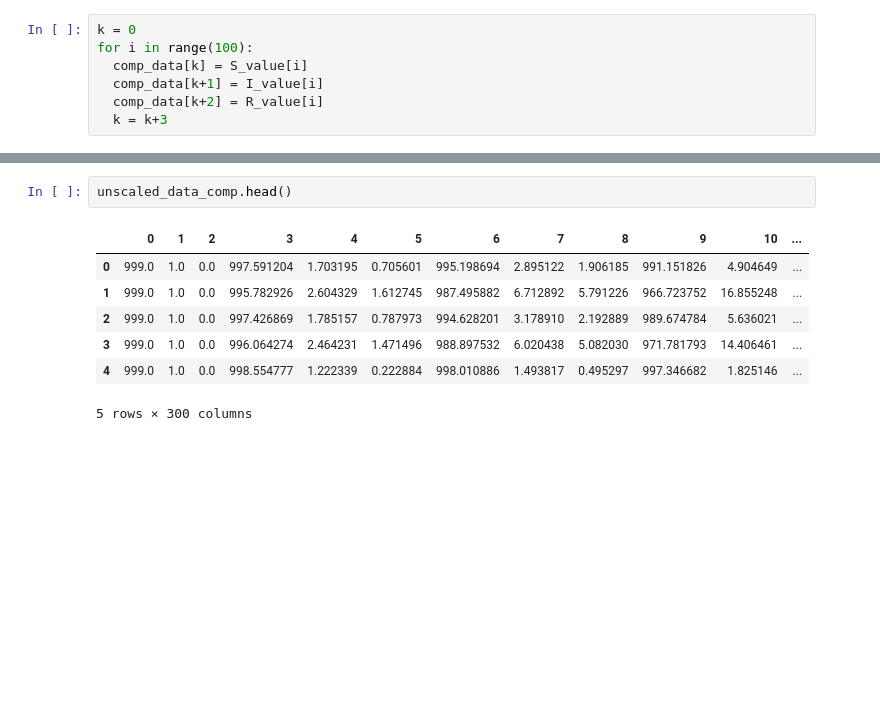
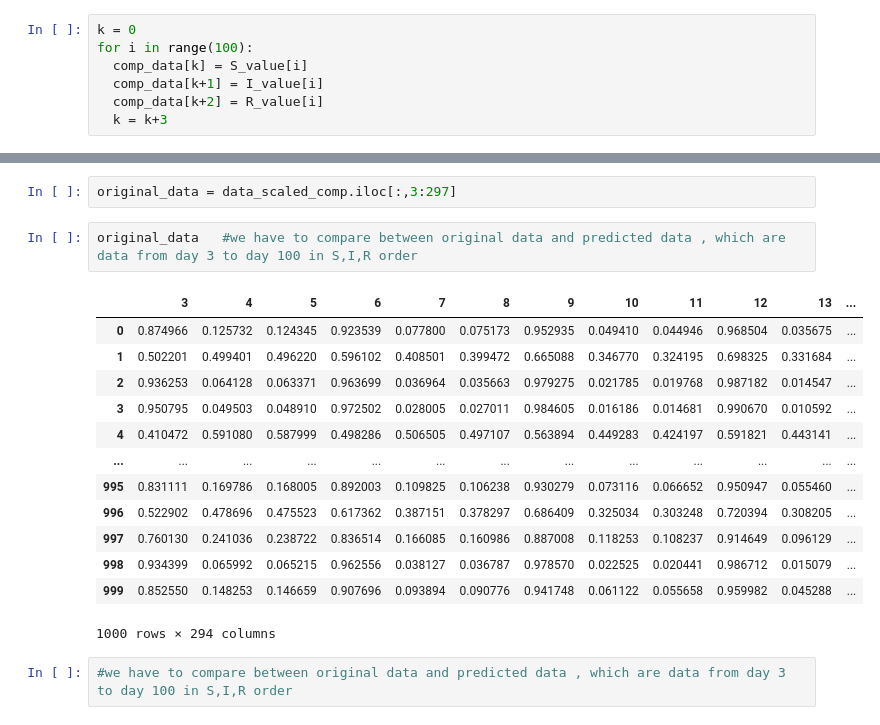
Before and after one commit to dharma610/Neural-network-model-for-compartmenral-model-SIR-and-SEIR-, a Jupyter notebook: part5.ipynb, the cells around one changed output, grey strips where cells are left out. Saved outputs shown, nothing was run; the diff lists cells and outputs as text; blank space fills up the shorter version.

```diff
--- a/part5.ipynb
+++ b/part5.ipynb
@@ -370,10 +364,20 @@ pd.DataFrame(s).head()
-# %%
-unscaled_data_comp.head()
-# %% [output]
-|  | 0 | 1 | 2 | 3 | 4 | 5 | 6 | 7 | 8 | 9 | 10 | ... |
-| 0 | 999.0 | 1.0 | 0.0 | 997.591204 | 1.703195 | 0.705601 | 995.198694 | 2.895122 | 1.906185 | 991.151826 | 4.904649 | ... |
-| 1 | 999.0 | 1.0 | 0.0 | 995.782926 | 2.604329 | 1.612745 | 987.495882 | 6.712892 | 5.791226 | 966.723752 | 16.855248 | ... |
-| 2 | 999.0 | 1.0 | 0.0 | 997.426869 | 1.785157 | 0.787973 | 994.628201 | 3.178910 | 2.192889 | 989.674784 | 5.636021 | ... |
-| 3 | 999.0 | 1.0 | 0.0 | 996.064274 | 2.464231 | 1.471496 | 988.897532 | 6.020438 | 5.082030 | 971.781793 | 14.406461 | ... |
-| 4 | 999.0 | 1.0 | 0.0 | 998.554777 | 1.222339 | 0.222884 | 998.010886 | 1.493817 | 0.495297 | 997.346682 | 1.825146 | ... |
-5 rows × 300 columns
+# %%
+original_data = data_scaled_comp.iloc[:,3:297]
+# %%
+original_data   #we have to compare between original data and predicted data , which are data from day 3 to day 100 in S,I,R order
+# %% [output]
+|  | 3 | 4 | 5 | 6 | 7 | 8 | 9 | 10 | 11 | 12 | 13 | ... |
+| 0 | 0.874966 | 0.125732 | 0.124345 | 0.923539 | 0.077800 | 0.075173 | 0.952935 | 0.049410 | 0.044946 | 0.968504 | 0.035675 | ... |
+| 1 | 0.502201 | 0.499401 | 0.496220 | 0.596102 | 0.408501 | 0.399472 | 0.665088 | 0.346770 | 0.324195 | 0.698325 | 0.331684 | ... |
+| 2 | 0.936253 | 0.064128 | 0.063371 | 0.963699 | 0.036964 | 0.035663 | 0.979275 | 0.021785 | 0.019768 | 0.987182 | 0.014547 | ... |
+| 3 | 0.950795 | 0.049503 | 0.048910 | 0.972502 | 0.028005 | 0.027011 | 0.984605 | 0.016186 | 0.014681 | 0.990670 | 0.010592 | ... |
+| 4 | 0.410472 | 0.591080 | 0.587999 | 0.498286 | 0.506505 | 0.497107 | 0.563894 | 0.449283 | 0.424197 | 0.591821 | 0.443141 | ... |
+| ... | ... | ... | ... | ... | ... | ... | ... | ... | ... | ... | ... | ... |
+| 995 | 0.831111 | 0.169786 | 0.168005 | 0.892003 | 0.109825 | 0.106238 | 0.930279 | 0.073116 | 0.066652 | 0.950947 | 0.055460 | ... |
+| 996 | 0.522902 | 0.478696 | 0.475523 | 0.617362 | 0.387151 | 0.378297 | 0.686409 | 0.325034 | 0.303248 | 0.720394 | 0.308205 | ... |
+| 997 | 0.760130 | 0.241036 | 0.238722 | 0.836514 | 0.166085 | 0.160986 | 0.887008 | 0.118253 | 0.108237 | 0.914649 | 0.096129 | ... |
+| 998 | 0.934399 | 0.065992 | 0.065215 | 0.962556 | 0.038127 | 0.036787 | 0.978570 | 0.022525 | 0.020441 | 0.986712 | 0.015079 | ... |
+| 999 | 0.852550 | 0.148253 | 0.146659 | 0.907696 | 0.093894 | 0.090776 | 0.941748 | 0.061122 | 0.055658 | 0.959982 | 0.045288 | ... |
+1000 rows × 294 columns
+# %%
+#we have to compare between original data and predicted data , which are data from day 3 to day 100 in S,I,R order
```
Also changed, not shown: parts of 22 cells of this notebook.
